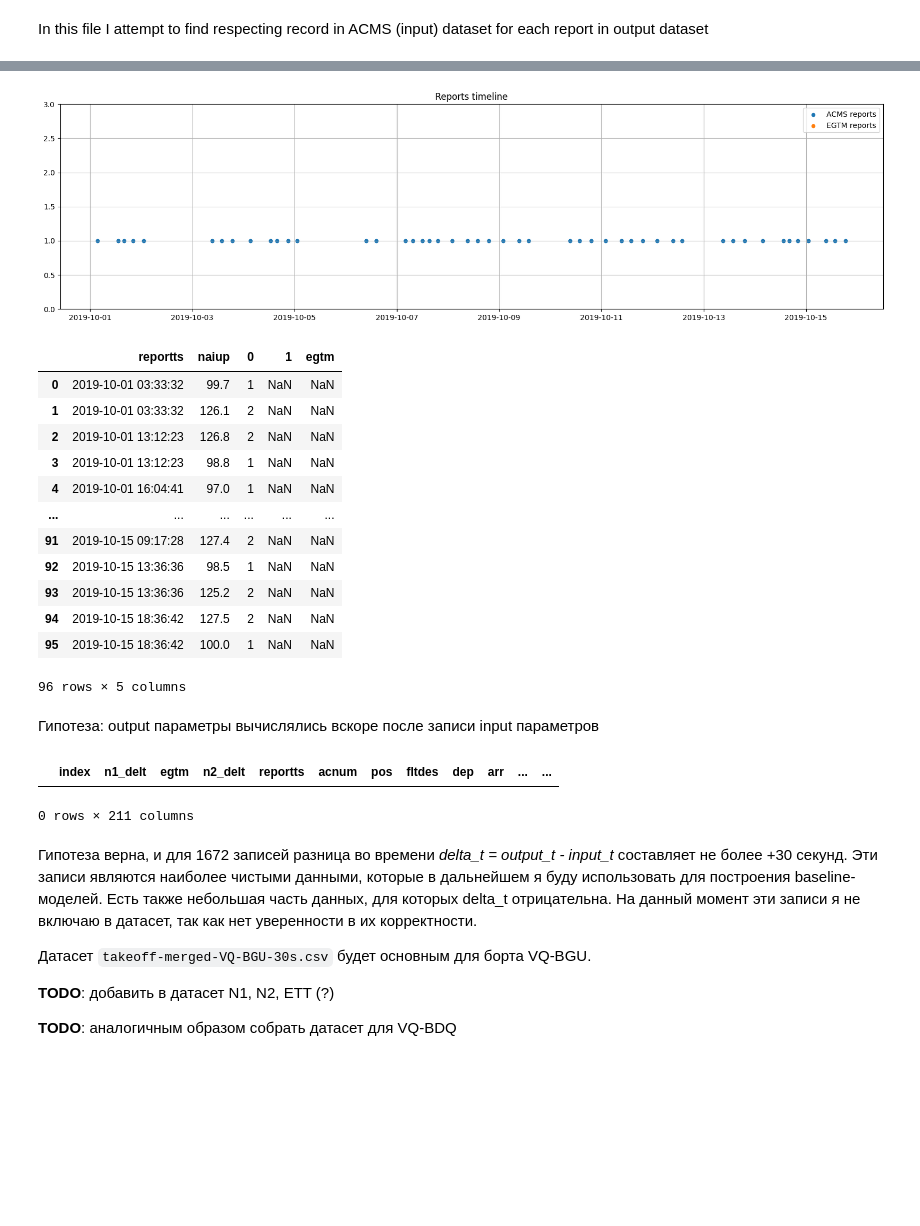
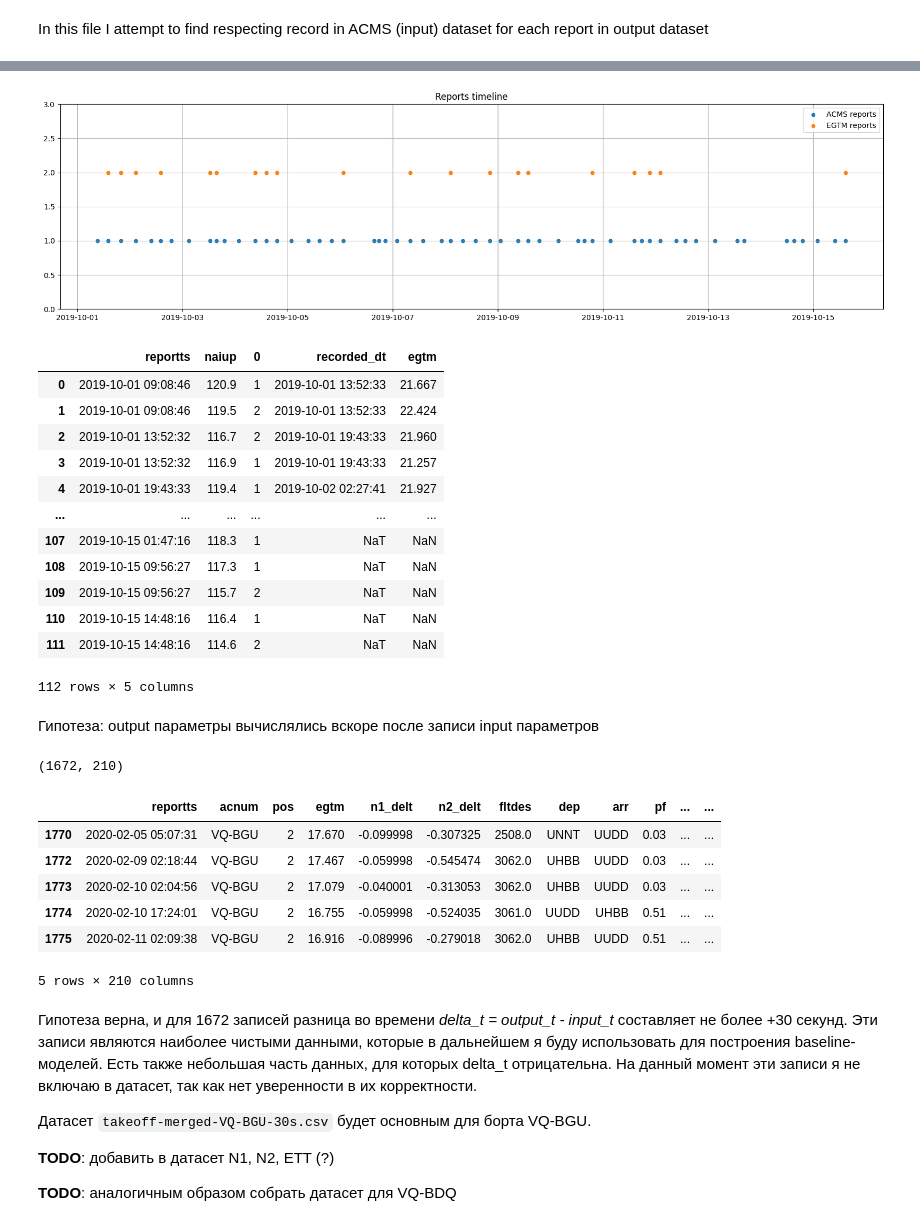
Before and after one commit to skeptlk/ecm, a Jupyter notebook: merge_output_one_to_one.ipynb, the cells around one changed output, grey strips where cells are left out. Cells and saved outputs as stored; diff of their text form; code cells hidden in the pictures; blank space fills up the shorter version.

Commit message:
Add predictions and refactor merge

```diff
--- a/merge_output_one_to_one.ipynb
+++ b/merge_output_one_to_one.ipynb
@@ -4,19 +4,19 @@ In this file I attempt to find respecting record in ACMS (input) dataset for eac
 import matplotlib.pyplot as plt
 import pandas as pd
 # %%
-acms = pd.read_csv('./data/neo_takeoff_202403250023.csv', parse_dates=['reportts'], low_memory=False) \
+acms_full = pd.read_csv('./data/neo_takeoff_202403260034.csv', parse_dates=['reportts'], low_memory=False) \
     .drop(columns=[
         'processedts',
     ])
 
-acnum = 'VQ-BDU'
+acnum = 'VQ-BGU'
 # takeoff_reportname = 'A320 ENGINE TAKE OFF REPORT'
 takeoff_reportname = 'A321 ENGINE TAKE OFF REPORT'
 
-acms = acms[(acms['acnum'] == acnum) & (acms['reportname'] == takeoff_reportname)] \
+acms = acms_full.query(f'acnum=="{acnum}" and reportname=="{takeoff_reportname}"') \
     .drop(columns=['reportname']) \
     .set_index('reportts') \
     .sort_index()
 
-acms
+acms.shape
 # %% [output]
@@ -47,9 +34,7 @@ egtm_raw = pd.read_csv('./data/EGTM.csv', parse_dates=['RECORDED_DT']) \
 
 egtm_raw['recorded_dt'] = pd.to_datetime(egtm_raw['recorded_dt'], format='%m/%d/%Y %I:%M:%S', errors='raise')
 
-egtm = egtm_raw[(egtm_raw['acnum'] == acnum)] \
-    .set_index('recorded_dt') \
-    .sort_index()
+egtm = egtm_raw[(egtm_raw['acnum'] == acnum)]
 
 egtm.head(4)
 # %% [output]
@@ -99,5 +76,8 @@ egtm
 # %%
-egtm = pd.merge(egtm, n1_raw, on=['acnum', 'pos', 'egtm', 'recorded_dt'])
-egtm = pd.merge(egtm, n2_raw, on=['acnum', 'pos', 'egtm', 'recorded_dt'])
+if 'n1_delt' not in egtm.columns:
+  egtm = pd.merge(egtm, n1_raw, on=['acnum', 'pos', 'egtm', 'recorded_dt'])
+if 'n2_delt' not in egtm.columns:
+  egtm = pd.merge(egtm, n2_raw, on=['acnum', 'pos', 'egtm', 'recorded_dt'])
+egtm = egtm.set_index('recorded_dt').sort_index()
 egtm
 # %% [output]
@@ -105,34 +98,34 @@ egtm
 # %%
 acms_filtered = acms[
     (pd.to_datetime(acms.index).year == 2019) &
     (pd.to_datetime(acms.index).month == 10) &
     (pd.to_datetime(acms.index).day <= 15)
     # (pd.to_datetime(acms.index).day <= 21)
 ]
 
 acms_line = acms_filtered.index
 
 egtm_filtered = egtm[
     (pd.to_datetime(egtm.index).year == 2019) &
-    (pd.to_datetime(egtm.index).month == 4) &
+    (pd.to_datetime(egtm.index).month == 10) &
     (pd.to_datetime(egtm.index).day <= 15)
     # (pd.to_datetime(egtm.index).day <= 21)
 ]
 
 egtm_line = egtm_filtered.index
 
 fig, ax = plt.subplots(figsize=(20, 5))
 
 ax.scatter(acms_line, y=acms_line.map(lambda _ : 1), s=20)
 ax.scatter(egtm_line, y=egtm_line.map(lambda _: 2), s=20)
 ax.legend(["ACMS reports", "EGTM reports"])
 ax.set_ylim([0, 3])
 ax.set_title("Reports timeline")
 ax.grid(which='minor', alpha=1)
 ax.grid(which='major', alpha=1)
 plt.show()
 # %% [output]
-[figure, old version]
+[figure, new version]
 # %%
 pd.concat([
     pd.Series(acms_line),
@@ -142,19 +135,19 @@ pd.concat([
     pd.Series(egtm_filtered['egtm'].to_numpy(), name='egtm'),
 ], axis=1)
 # %% [output]
-|  | reportts | naiup | 0 | 1 | egtm |
-| 0 | 2019-10-01 03:33:32 | 99.7 | 1 | NaN | NaN |
-| 1 | 2019-10-01 03:33:32 | 126.1 | 2 | NaN | NaN |
-| 2 | 2019-10-01 13:12:23 | 126.8 | 2 | NaN | NaN |
-| 3 | 2019-10-01 13:12:23 | 98.8 | 1 | NaN | NaN |
-| 4 | 2019-10-01 16:04:41 | 97.0 | 1 | NaN | NaN |
+|  | reportts | naiup | 0 | recorded_dt | egtm |
+| 0 | 2019-10-01 09:08:46 | 120.9 | 1 | 2019-10-01 13:52:33 | 21.667 |
+| 1 | 2019-10-01 09:08:46 | 119.5 | 2 | 2019-10-01 13:52:33 | 22.424 |
+| 2 | 2019-10-01 13:52:32 | 116.7 | 2 | 2019-10-01 19:43:33 | 21.960 |
+| 3 | 2019-10-01 13:52:32 | 116.9 | 1 | 2019-10-01 19:43:33 | 21.257 |
+| 4 | 2019-10-01 19:43:33 | 119.4 | 1 | 2019-10-02 02:27:41 | 21.927 |
 | ... | ... | ... | ... | ... | ... |
-| 91 | 2019-10-15 09:17:28 | 127.4 | 2 | NaN | NaN |
-| 92 | 2019-10-15 13:36:36 | 98.5 | 1 | NaN | NaN |
-| 93 | 2019-10-15 13:36:36 | 125.2 | 2 | NaN | NaN |
-| 94 | 2019-10-15 18:36:42 | 127.5 | 2 | NaN | NaN |
-| 95 | 2019-10-15 18:36:42 | 100.0 | 1 | NaN | NaN |
+| 107 | 2019-10-15 01:47:16 | 118.3 | 1 | NaT | NaN |
+| 108 | 2019-10-15 09:56:27 | 117.3 | 1 | NaT | NaN |
+| 109 | 2019-10-15 09:56:27 | 115.7 | 2 | NaT | NaN |
+| 110 | 2019-10-15 14:48:16 | 116.4 | 1 | NaT | NaN |
+| 111 | 2019-10-15 14:48:16 | 114.6 | 2 | NaT | NaN |
-96 rows × 5 columns
+112 rows × 5 columns
 # %% [markdown]
 Гипотеза: output параметры вычислялись вскоре после записи input параметров
 # %%
@@ -191,11 +184,19 @@ diff = (merged['reportts'] - merged['reportts_']) \
         .astype('timedelta64[s]').astype('int')
 
 merged_sample = merged[diff < 30]
-# %%
-merged_sample.tail(5)
-# %% [output]
-|  | index | n1_delt | egtm | n2_delt | reportts | acnum | pos | fltdes | dep | arr | ... | ... |
-0 rows × 211 columns
+# %%
+print(merged_sample.shape)
+
+merged_sample.tail(5)
+# %% [output]
+(1672, 210)
+|  | reportts | acnum | pos | egtm | n1_delt | n2_delt | fltdes | dep | arr | pf | ... | ... |
+| 1770 | 2020-02-05 05:07:31 | VQ-BGU | 2 | 17.670 | -0.099998 | -0.307325 | 2508.0 | UNNT | UUDD | 0.03 | ... | ... |
+| 1772 | 2020-02-09 02:18:44 | VQ-BGU | 2 | 17.467 | -0.059998 | -0.545474 | 3062.0 | UHBB | UUDD | 0.03 | ... | ... |
+| 1773 | 2020-02-10 02:04:56 | VQ-BGU | 2 | 17.079 | -0.040001 | -0.313053 | 3062.0 | UHBB | UUDD | 0.03 | ... | ... |
+| 1774 | 2020-02-10 17:24:01 | VQ-BGU | 2 | 16.755 | -0.059998 | -0.524035 | 3061.0 | UUDD | UHBB | 0.51 | ... | ... |
+| 1775 | 2020-02-11 02:09:38 | VQ-BGU | 2 | 16.916 | -0.089996 | -0.279018 | 3062.0 | UHBB | UUDD | 0.51 | ... | ... |
+5 rows × 210 columns
 # %% [markdown]
 Гипотеза верна, и для 1672 записей разница во времени *delta_t = output_t - input_t* составляет не более +30 секунд. Эти записи являются наиболее чистыми данными, которые в дальнейшем я буду использовать для построения baseline-моделей. Есть также небольшая часть данных, для которых delta_t отрицательна. На данный момент эти записи я не включаю в датасет, так как нет уверенности в их корректности.
 
```
Also changed, not shown: parts of 11 cells of this notebook, 3 other files.
